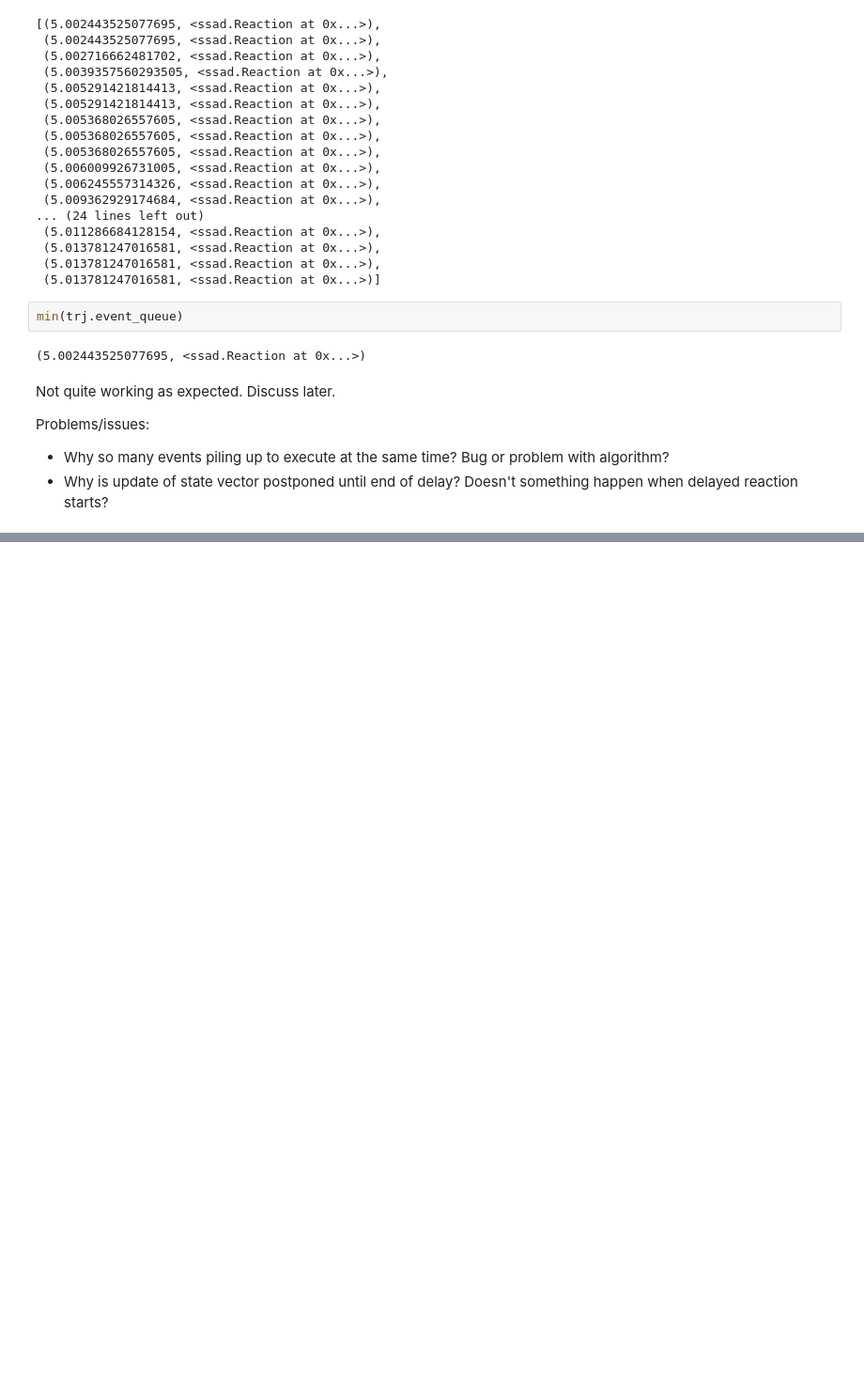
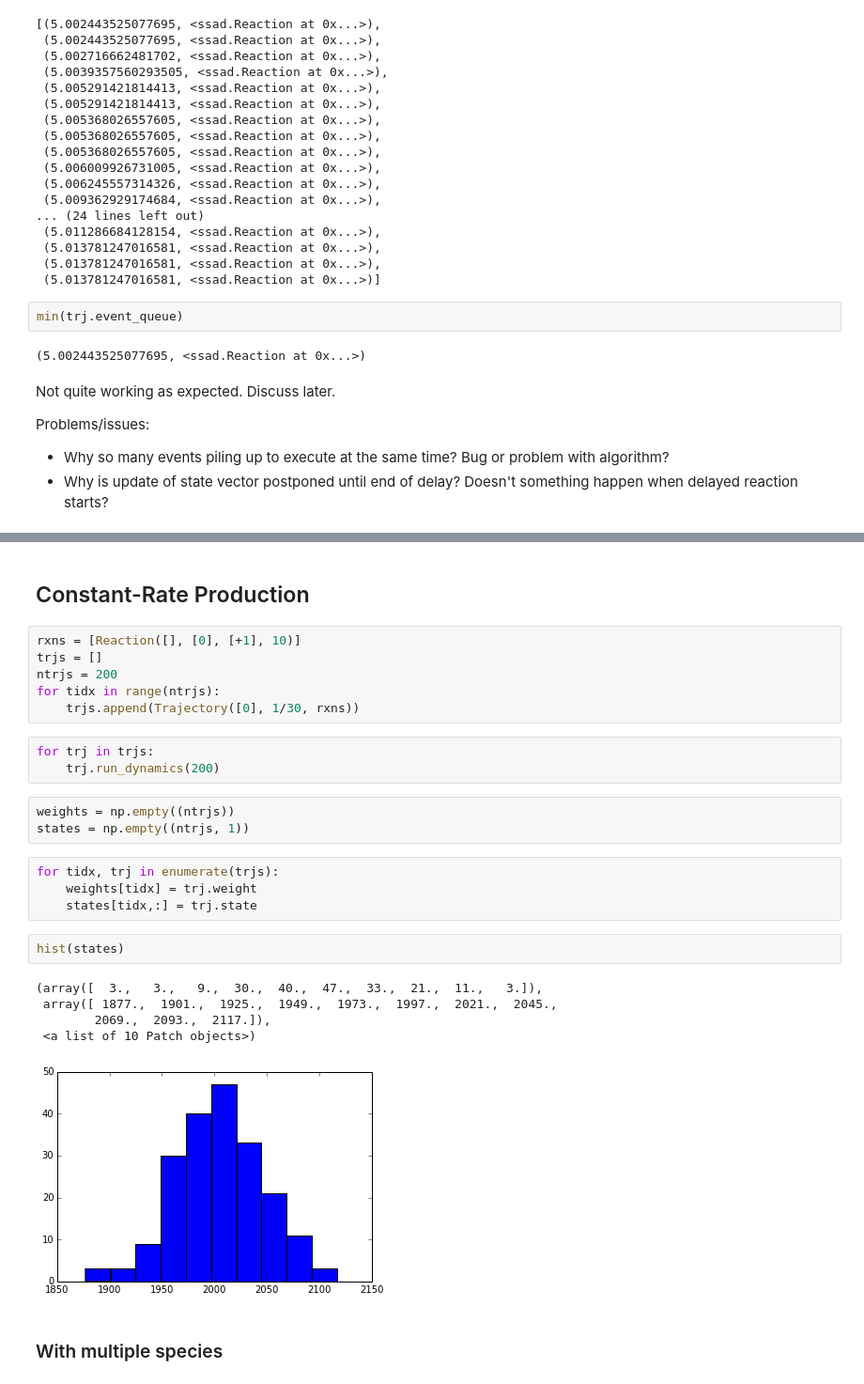
Before and after one commit to max-veit/wessa-delay, a Jupyter notebook: python/Testbed.ipynb, the cells around one changed output, grey strips where cells are left out. Shown at 94% size. Saved outputs shown, nothing was run; the diff lists cells and outputs as text; blank space fills up the shorter version.

```diff
--- a/python/Testbed.ipynb
+++ b/python/Testbed.ipynb
@@ -113,0 +146,28 @@ Problems/issues:
+# %% [markdown]
+## Constant-Rate Production
+# %%
+rxns = [Reaction([], [0], [+1], 10)]
+trjs = []
+ntrjs = 200
+for tidx in range(ntrjs):
+    trjs.append(Trajectory([0], 1/30, rxns))
+# %%
+for trj in trjs:
+    trj.run_dynamics(200)
+# %%
+weights = np.empty((ntrjs))
+states = np.empty((ntrjs, 1))
+# %%
+for tidx, trj in enumerate(trjs):
+    weights[tidx] = trj.weight
+    states[tidx,:] = trj.state
+# %%
+hist(states)
+# %% [output]
+(array([  3.,   3.,   9.,  30.,  40.,  47.,  33.,  21.,  11.,   3.]),
+ array([ 1877.,  1901.,  1925.,  1949.,  1973.,  1997.,  2021.,  2045.,
+        2069.,  2093.,  2117.]),
+ <a list of 10 Patch objects>)
+[figure, added]
+# %% [markdown]
+### With multiple species
```
Also changed, not shown: parts of 17 cells of this notebook, 1 other file.
